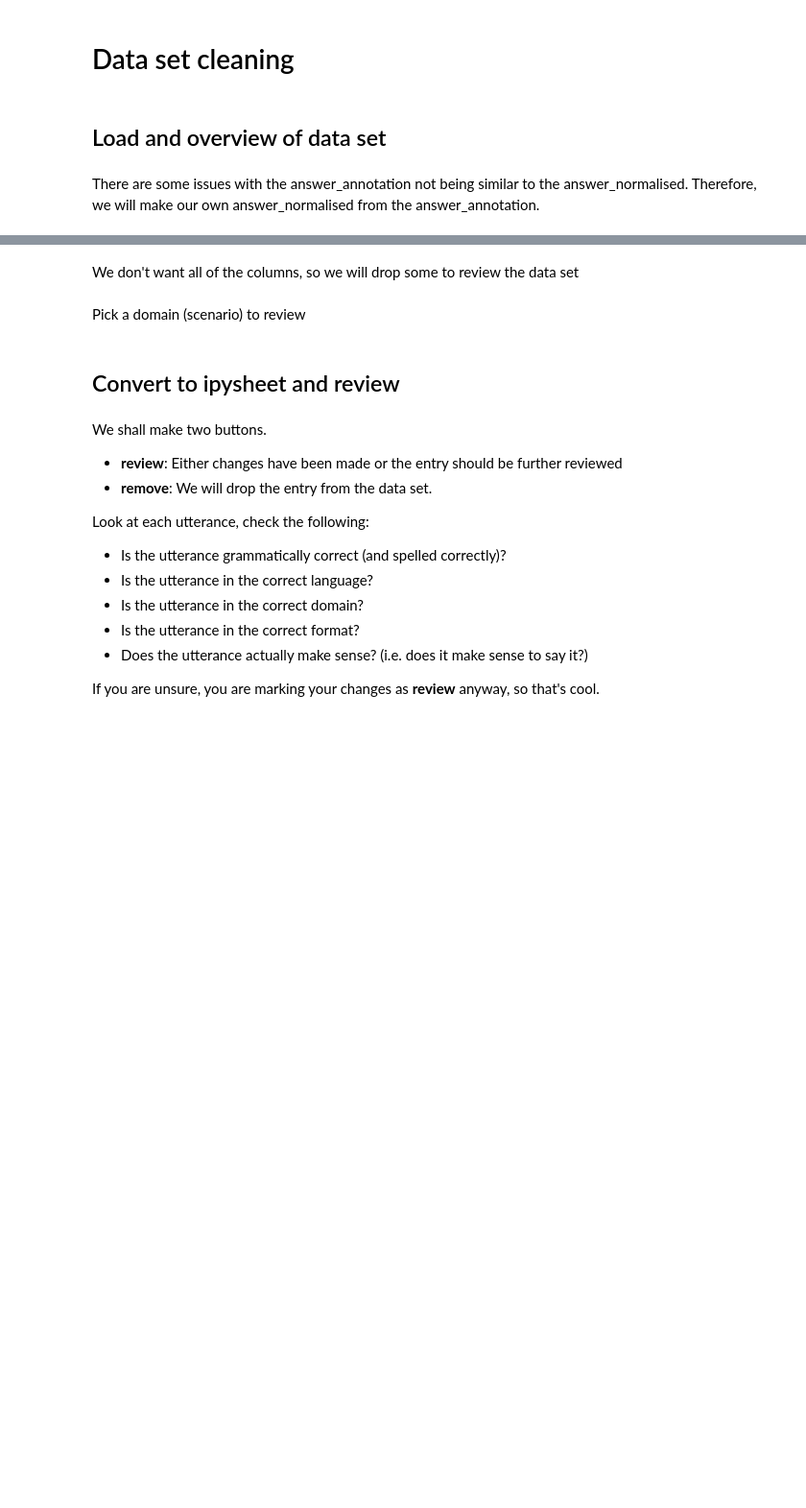
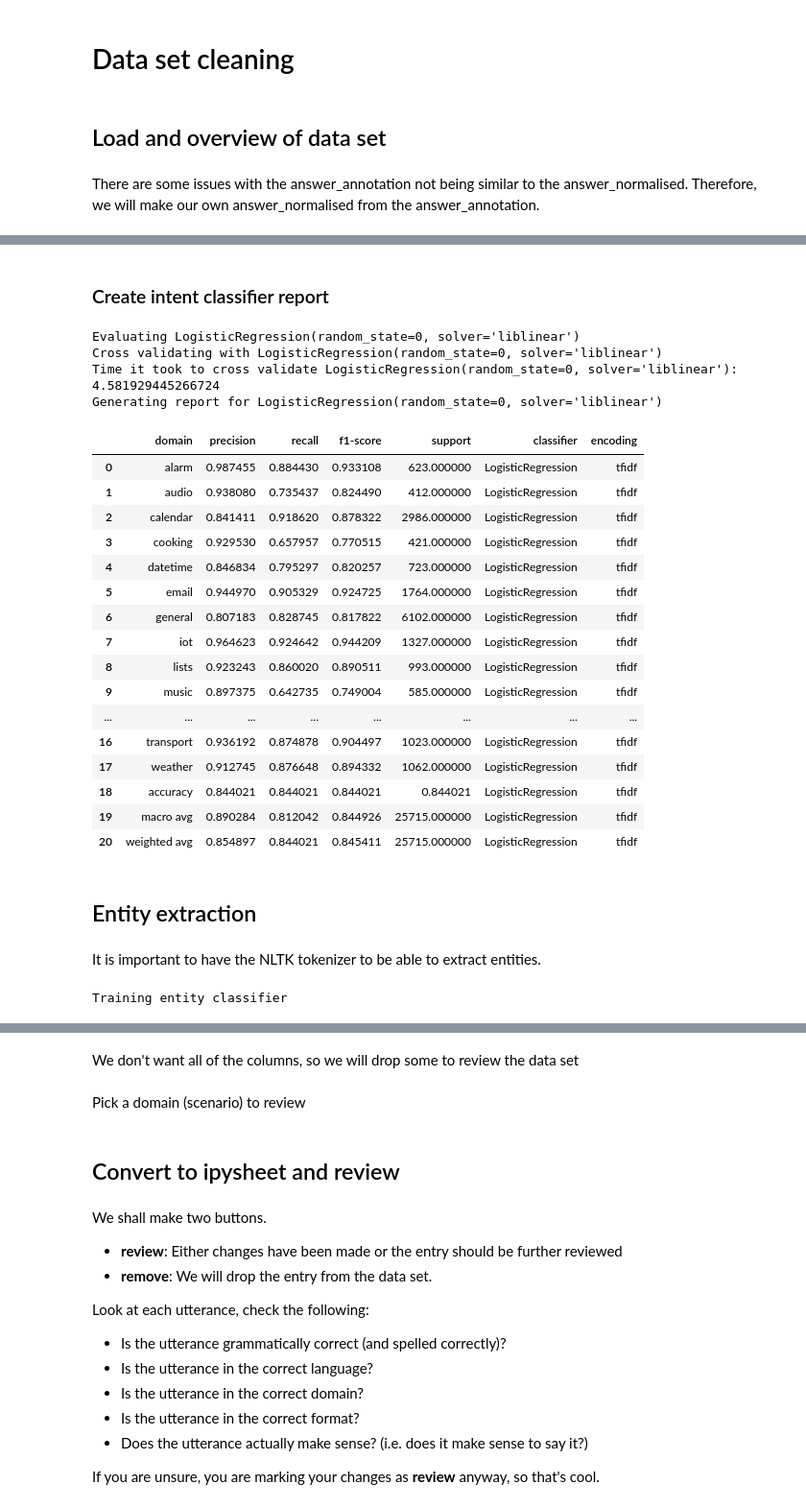
Before and after one commit to secretsauceai/NLU-engine-prototype-benchmarks, a Jupyter notebook: clean_dataset.ipynb, the cells around one changed output, grey strips where cells are left out. Shown: that part at 96% size. Drawn from its saved outputs; the diff is of its cells as text; code cells hidden in the pictures; blank space fills up the shorter version.

Commit message:
added NLU engine, integrated the features and reports into the clean_dataset notebook

```diff
--- a/clean_dataset.ipynb
+++ b/clean_dataset.ipynb
@@ -50,8 +76,15 @@ print(NLUEngine.predict_label(
+# %% [markdown]
+### Create intent classifier report
 # %%
 domain_labels = 'scenario'
 
-report_df = NLUEngine.evaluate_classifier(
+domain_report_df = NLUEngine.evaluate_intent_classifier(
     data_df_path=nlu_data_df,
     labels_to_predict=domain_labels,
     classifier=LR
 )
+# %% [output]
+Evaluating LogisticRegression(random_state=0, solver='liblinear')
+Cross validating with LogisticRegression(random_state=0, solver='liblinear')
+Time it took to cross validate LogisticRegression(random_state=0, solver='liblinear'): 4.581929445266724
+Generating report for LogisticRegression(random_state=0, solver='liblinear')
@@ -60,2 +91,24 @@ report_df
+# %%
+domain_report_df
+# %% [output]
+|  | domain | precision | recall | f1-score | support | classifier | encoding |
+| 0 | alarm | 0.987455 | 0.884430 | 0.933108 | 623.000000 | LogisticRegression | tfidf |
+| 1 | audio | 0.938080 | 0.735437 | 0.824490 | 412.000000 | LogisticRegression | tfidf |
+| 2 | calendar | 0.841411 | 0.918620 | 0.878322 | 2986.000000 | LogisticRegression | tfidf |
+| 3 | cooking | 0.929530 | 0.657957 | 0.770515 | 421.000000 | LogisticRegression | tfidf |
+| 4 | datetime | 0.846834 | 0.795297 | 0.820257 | 723.000000 | LogisticRegression | tfidf |
+| 5 | email | 0.944970 | 0.905329 | 0.924725 | 1764.000000 | LogisticRegression | tfidf |
+| 6 | general | 0.807183 | 0.828745 | 0.817822 | 6102.000000 | LogisticRegression | tfidf |
+| 7 | iot | 0.964623 | 0.924642 | 0.944209 | 1327.000000 | LogisticRegression | tfidf |
+| 8 | lists | 0.923243 | 0.860020 | 0.890511 | 993.000000 | LogisticRegression | tfidf |
+| 9 | music | 0.897375 | 0.642735 | 0.749004 | 585.000000 | LogisticRegression | tfidf |
+| ... | ... | ... | ... | ... | ... | ... | ... |
+| 16 | transport | 0.936192 | 0.874878 | 0.904497 | 1023.000000 | LogisticRegression | tfidf |
+| 17 | weather | 0.912745 | 0.876648 | 0.894332 | 1062.000000 | LogisticRegression | tfidf |
+| 18 | accuracy | 0.844021 | 0.844021 | 0.844021 | 0.844021 | LogisticRegression | tfidf |
+| 19 | macro avg | 0.890284 | 0.812042 | 0.844926 | 25715.000000 | LogisticRegression | tfidf |
+| 20 | weighted avg | 0.854897 | 0.844021 | 0.845411 | 25715.000000 | LogisticRegression | tfidf |
+# %% [markdown]
+## Entity extraction
 # %%
 from utils.nlu_engine import EntityExtractor
@@ -71,6 +115,12 @@ data_df
+# %% [markdown]
+It is important to have the NLTK tokenizer to be able to extract entities.
 # %%
 import nltk
 try:
     nltk.data.find('tokenizers/punkt')
 except LookupError:
         nltk.download('punkt')
+# %%
+crf_model = NLUEngine.train_entity_classifier(data_df=nlu_data_df)
+# %% [output]
+Training entity classifier
```
Also changed, not shown: parts of 23 cells of this notebook, 5 other files.
